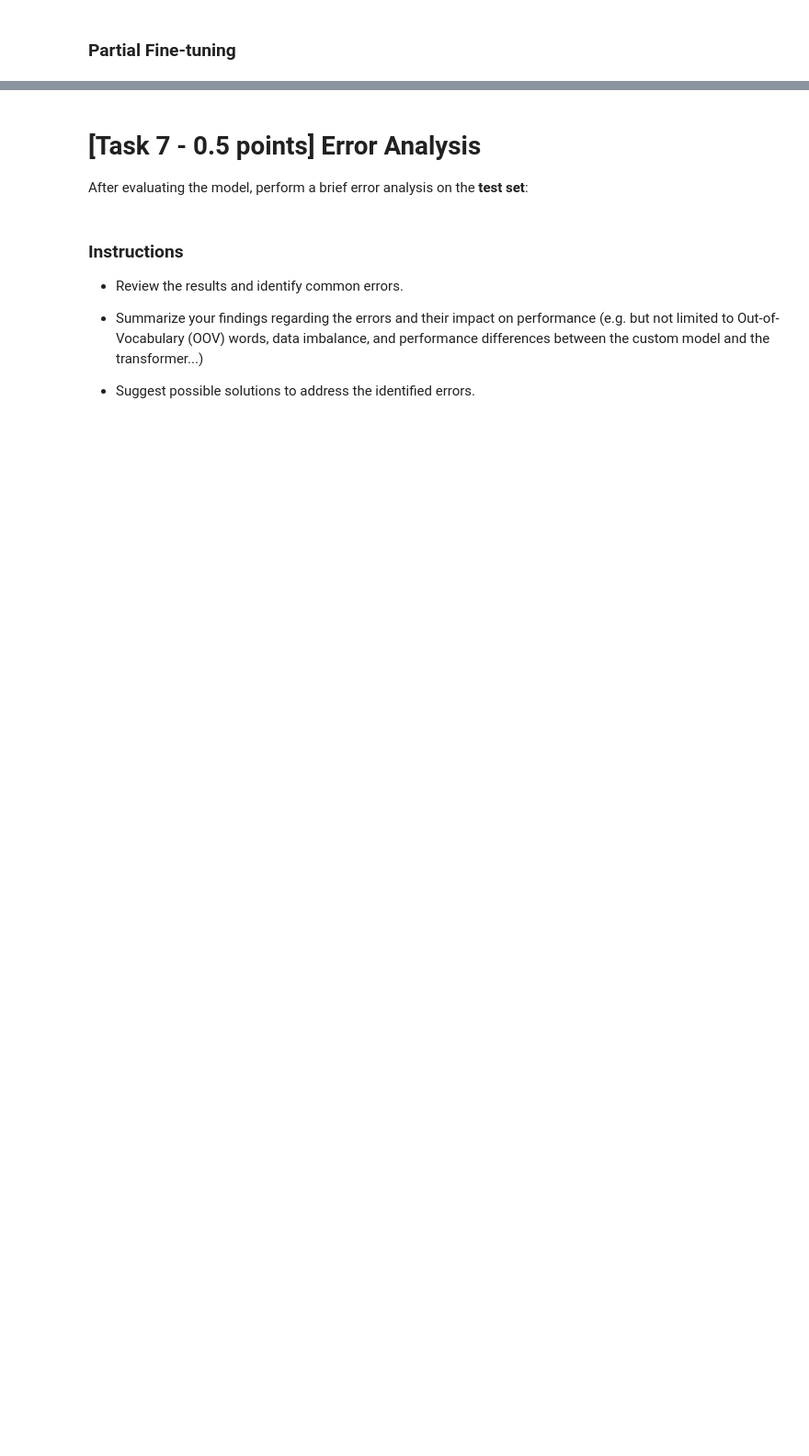
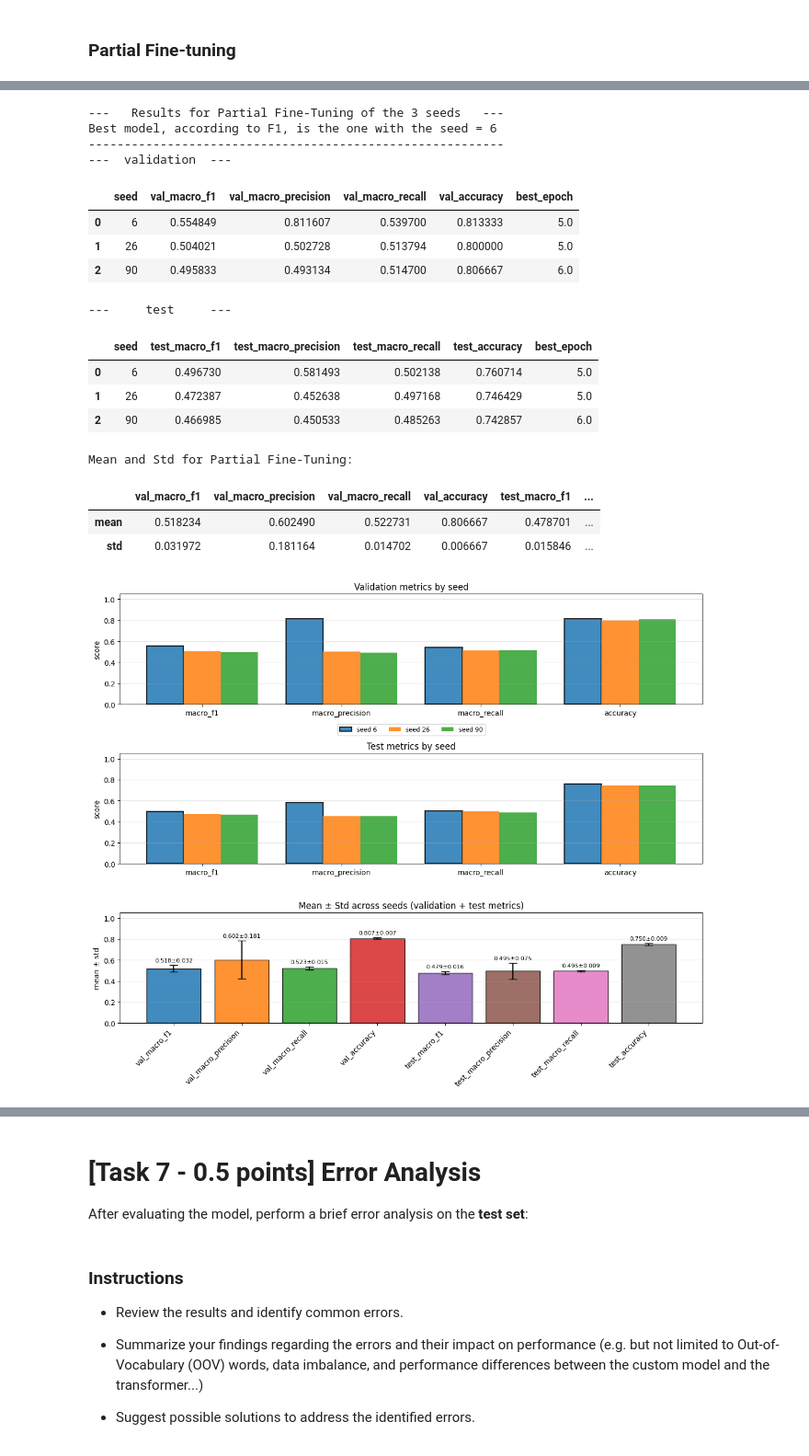
Before and after one commit to 26leonardo/NLP_project, a Jupyter notebook: A1/Assignment1-2526.ipynb, the cells around one changed output, grey strips where cells are left out. Shown at 92% size. Cells and saved outputs as stored; diff of their text form; code cells hidden in the pictures; blank space fills up the shorter version.

```diff
--- a/A1/Assignment1-2526.ipynb
+++ b/A1/Assignment1-2526.ipynb
@@ -1627,0 +1474,21 @@ Mean and Std for Partial Fine-Tuning:
+# %%
+agg_partial, best_run_partial, best_seed_partial = print_outputs_and_hystograms(df_out_partial, name_model="Partial")
+# %% [output]
+---   Results for Partial Fine-Tuning of the 3 seeds   ---
+Best model, according to F1, is the one with the seed = 6
+----------------------------------------------------------
+---  validation  ---
+|  | seed | val_macro_f1 | val_macro_precision | val_macro_recall | val_accuracy | best_epoch |
+| 0 | 6 | 0.554849 | 0.811607 | 0.539700 | 0.813333 | 5.0 |
+| 1 | 26 | 0.504021 | 0.502728 | 0.513794 | 0.800000 | 5.0 |
+| 2 | 90 | 0.495833 | 0.493134 | 0.514700 | 0.806667 | 6.0 |
+---     test     ---
+|  | seed | test_macro_f1 | test_macro_precision | test_macro_recall | test_accuracy | best_epoch |
+| 0 | 6 | 0.496730 | 0.581493 | 0.502138 | 0.760714 | 5.0 |
+| 1 | 26 | 0.472387 | 0.452638 | 0.497168 | 0.746429 | 5.0 |
+| 2 | 90 | 0.466985 | 0.450533 | 0.485263 | 0.742857 | 6.0 |
+Mean and Std for Partial Fine-Tuning:
+|  | val_macro_f1 | val_macro_precision | val_macro_recall | val_accuracy | test_macro_f1 | ... |
+| mean | 0.518234 | 0.602490 | 0.522731 | 0.806667 | 0.478701 | ... |
+| std | 0.031972 | 0.181164 | 0.014702 | 0.006667 | 0.015846 | ... |
+[figure, added]
```
Also changed, not shown: parts of 43 cells of this notebook, 7 other files.
